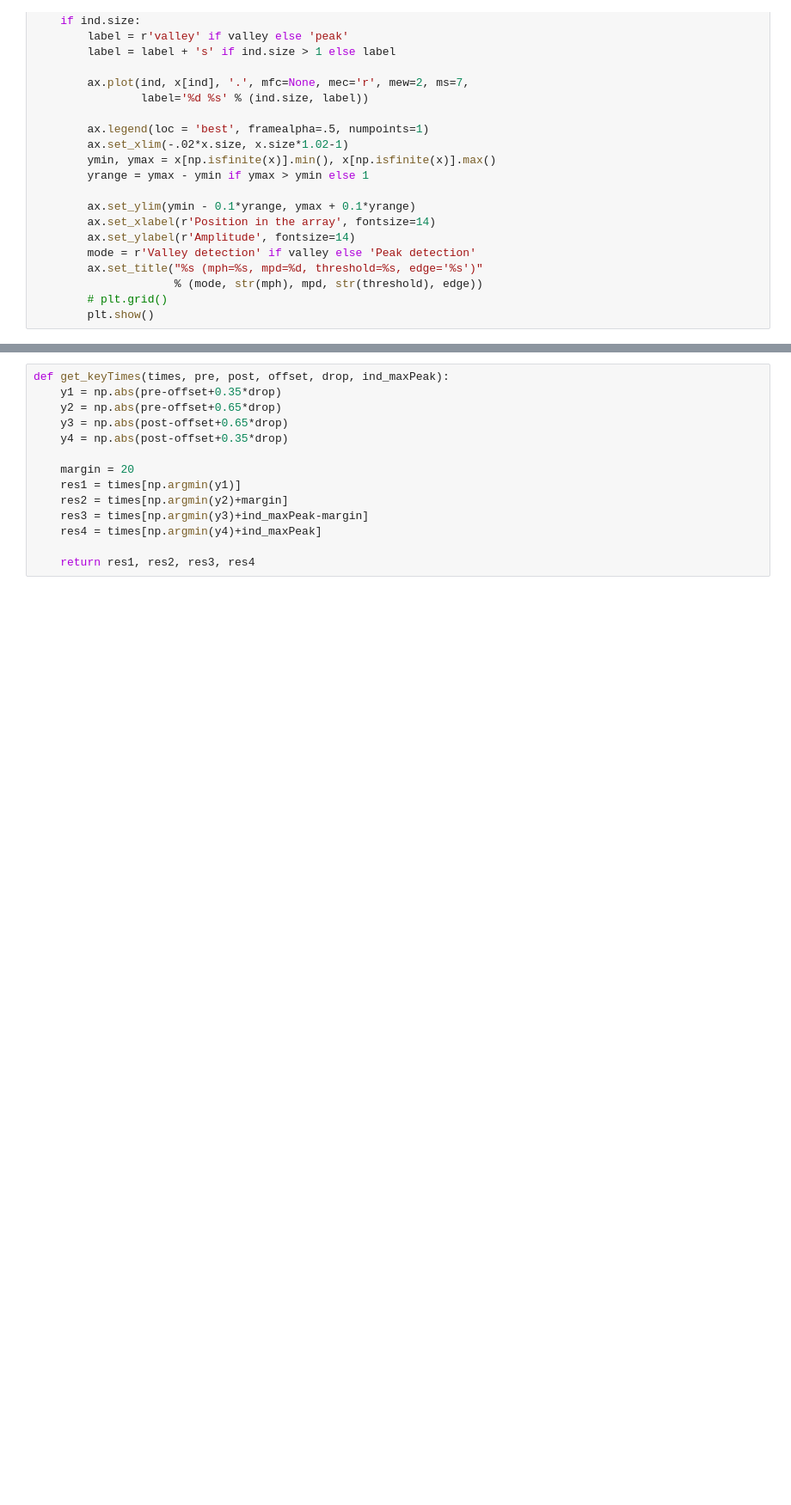
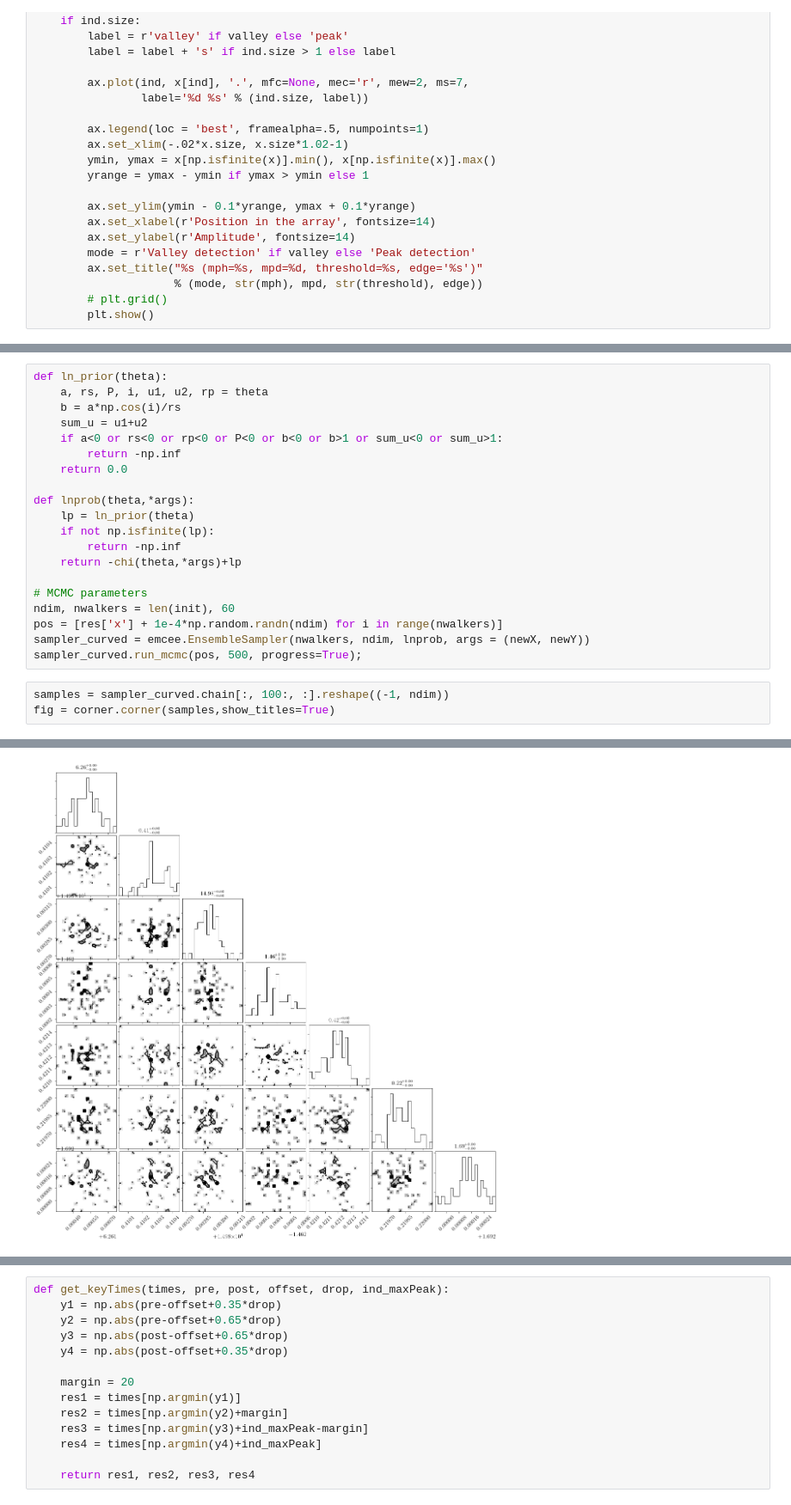
Before and after one commit to mbadenas/TFM2018, a Jupyter notebook: test_peaks.ipynb, the cells around one changed output, grey strips where cells are left out. Shown at 86% size. Saved outputs shown, nothing was run; the diff lists cells and outputs as text; blank space fills up the shorter version.

Commit message:
added fit and mcmc functionality
todo: try with 200 walkers and

```diff
--- a/test_peaks.ipynb
+++ b/test_peaks.ipynb
@@ -162,0 +528,24 @@ The detrend function detrends the normalized flux with a median filter using the
+# %%
+def ln_prior(theta):
+    a, rs, P, i, u1, u2, rp = theta
+    b = a*np.cos(i)/rs
+    sum_u = u1+u2
+    if a<0 or rs<0 or rp<0 or P<0 or b<0 or b>1 or sum_u<0 or sum_u>1:
+        return -np.inf
+    return 0.0
+
+def lnprob(theta,*args):
+    lp = ln_prior(theta)
+    if not np.isfinite(lp):
+        return -np.inf
+    return -chi(theta,*args)+lp
+
+# MCMC parameters
+ndim, nwalkers = len(init), 60
+pos = [res['x'] + 1e-4*np.random.randn(ndim) for i in range(nwalkers)]
+sampler_curved = emcee.EnsembleSampler(nwalkers, ndim, lnprob, args = (newX, newY))
+sampler_curved.run_mcmc(pos, 500, progress=True);
+# %%
+samples = sampler_curved.chain[:, 100:, :].reshape((-1, ndim))
+fig = corner.corner(samples,show_titles=True)
+# %% [output]
@@ -162,0 +569 @@ The detrend function detrends the normalized flux with a median filter using the
+[figure, added]
```
Also changed, not shown: parts of 29 cells of this notebook.
